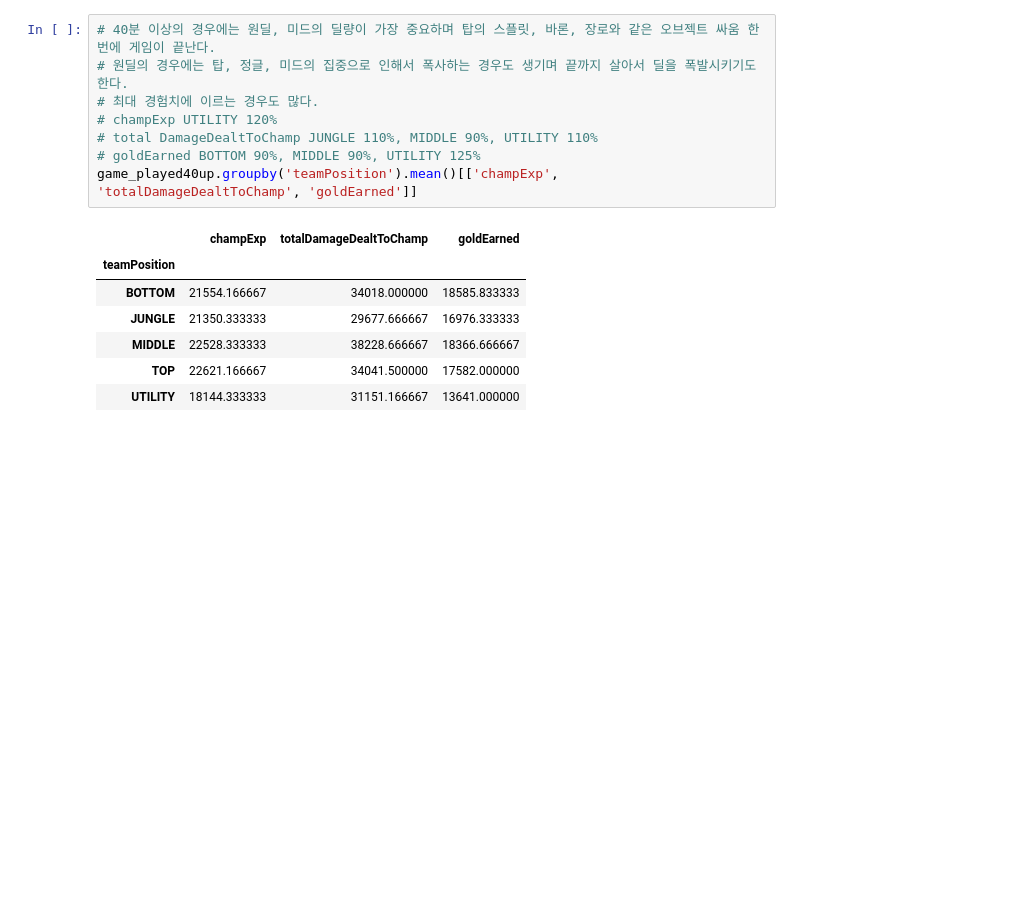
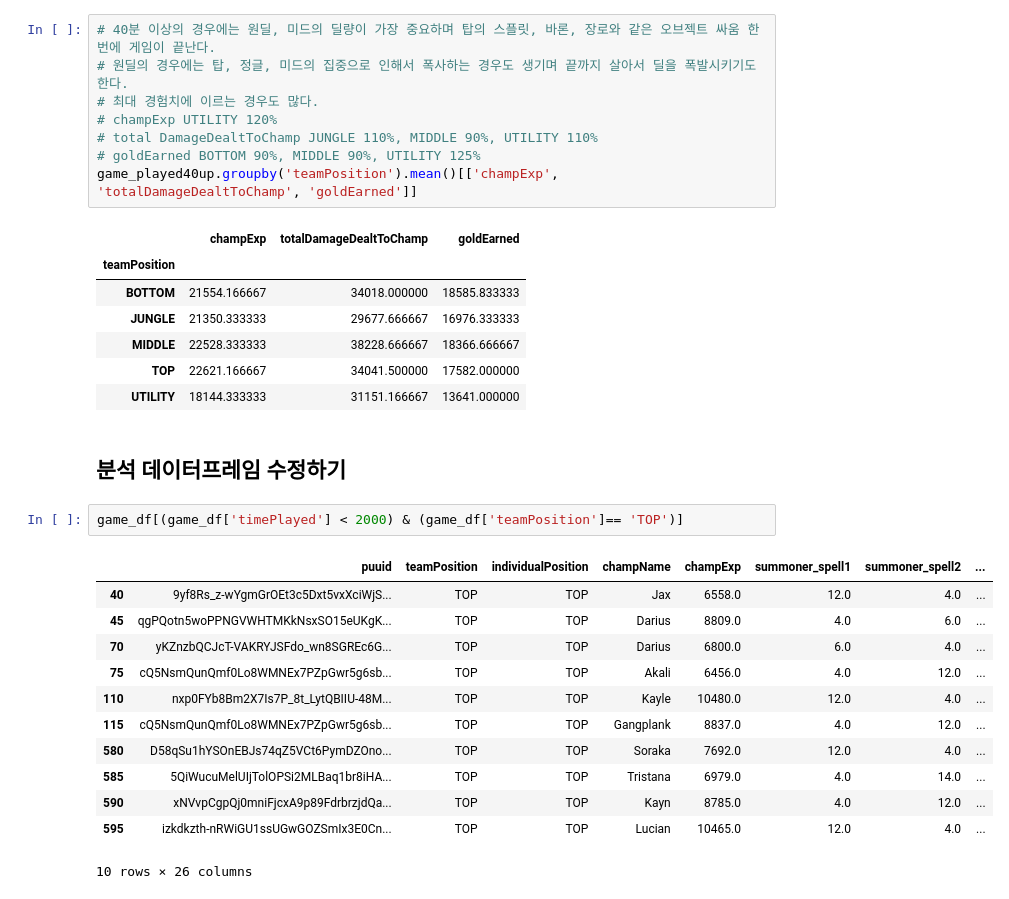
Before and after one commit to lima4/lol, a Jupyter notebook: api.ipynb, the cells around one changed output. Saved outputs shown, nothing was run; the diff lists cells and outputs as text; blank space fills up the shorter version.

```diff
--- a/api.ipynb
+++ b/api.ipynb
@@ -427,3 +427,20 @@ game_played40up.groupby('teamPosition').mean()[['champExp', 'totalDamageDealtToC
 | MIDDLE | 22528.333333 | 38228.666667 | 18366.666667 |
 | TOP | 22621.166667 | 34041.500000 | 17582.000000 |
 | UTILITY | 18144.333333 | 31151.166667 | 13641.000000 |
+# %% [markdown]
+## 분석 데이터프레임 수정하기
+# %%
+game_df[(game_df['timePlayed'] < 2000) & (game_df['teamPosition']== 'TOP')]
+# %% [output]
+|  | puuid | teamPosition | individualPosition | champName | champExp | summoner_spell1 | summoner_spell2 | ... |
+| 40 | 9yf8Rs_z-wYgmGrOEt3c5Dxt5vxXciWjS... | TOP | TOP | Jax | 6558.0 | 12.0 | 4.0 | ... |
+| 45 | qgPQotn5woPPNGVWHTMKkNsxSO15eUKgK... | TOP | TOP | Darius | 8809.0 | 4.0 | 6.0 | ... |
+| 70 | yKZnzbQCJcT-VAKRYJSFdo_wn8SGREc6G... | TOP | TOP | Darius | 6800.0 | 6.0 | 4.0 | ... |
+| 75 | cQ5NsmQunQmf0Lo8WMNEx7PZpGwr5g6sb... | TOP | TOP | Akali | 6456.0 | 4.0 | 12.0 | ... |
+| 110 | nxp0FYb8Bm2X7Is7P_8t_LytQBIIU-48M... | TOP | TOP | Kayle | 10480.0 | 12.0 | 4.0 | ... |
+| 115 | cQ5NsmQunQmf0Lo8WMNEx7PZpGwr5g6sb... | TOP | TOP | Gangplank | 8837.0 | 4.0 | 12.0 | ... |
+| 580 | D58qSu1hYSOnEBJs74qZ5VCt6PymDZOno... | TOP | TOP | Soraka | 7692.0 | 12.0 | 4.0 | ... |
+| 585 | 5QiWucuMelUIjTolOPSi2MLBaq1br8iHA... | TOP | TOP | Tristana | 6979.0 | 4.0 | 14.0 | ... |
+| 590 | xNVvpCgpQj0mniFjcxA9p89FdrbrzjdQa... | TOP | TOP | Kayn | 8785.0 | 4.0 | 12.0 | ... |
+| 595 | izkdkzth-nRWiGU1ssUGwGOZSmIx3E0Cn... | TOP | TOP | Lucian | 10465.0 | 12.0 | 4.0 | ... |
+10 rows × 26 columns
```
Also changed, not shown: parts of 1 cell of this notebook.
